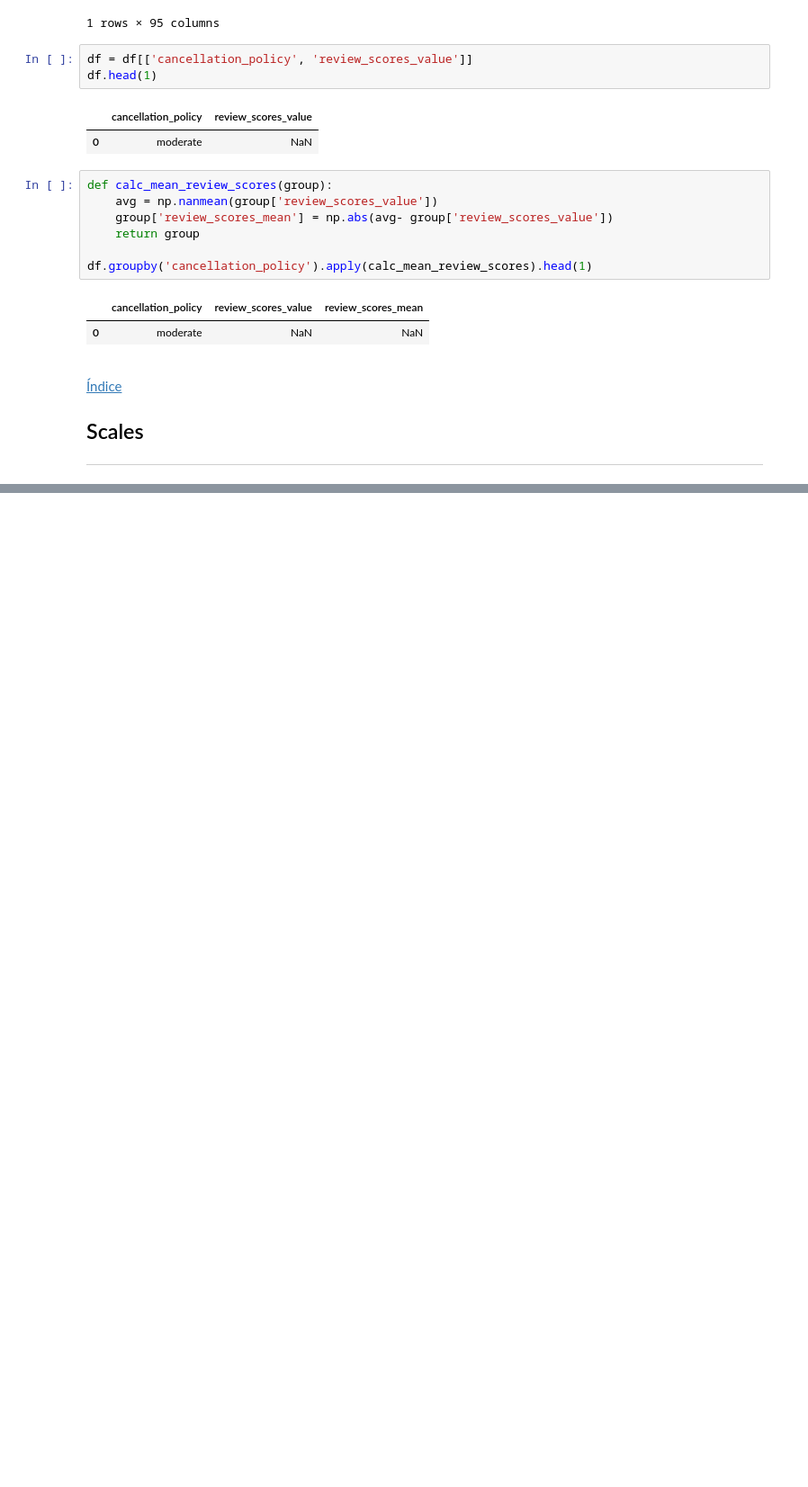
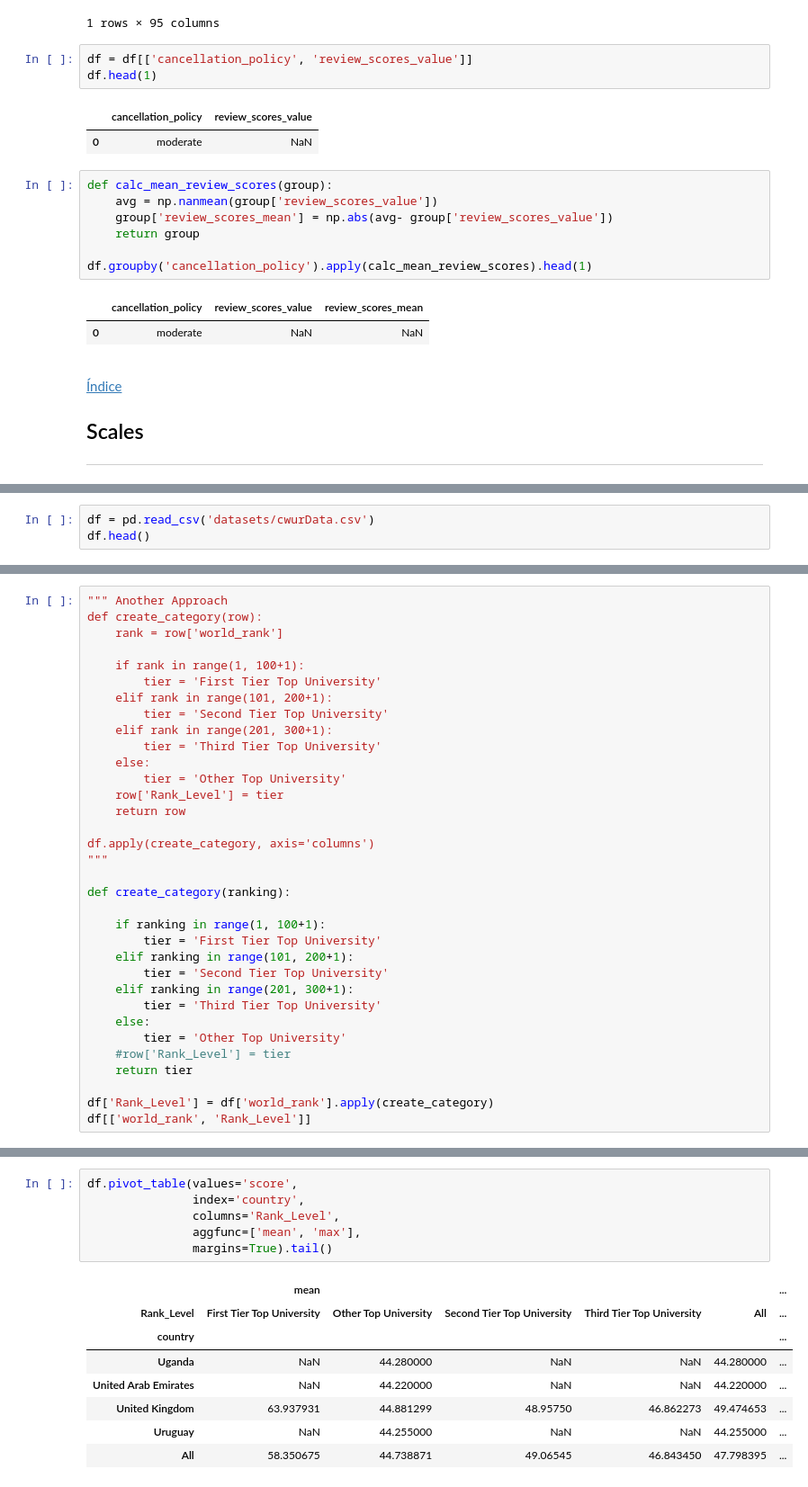
Before and after one commit to SantiGonzalezz/Applied-Data-Science-with-Python, a Jupyter notebook: 1. Introduction to Data Science in Python/Week 3/Pandas 2.ipynb, the cells around one changed output, grey strips where cells are left out. Shown at 90% size. Cells and saved outputs as stored; diff of their text form; blank space fills up the shorter version.

Commit message:
Pivot tables

```diff
--- a/1. Introduction to Data Science in Python/Week 3/Pandas 2.ipynb
+++ b/1. Introduction to Data Science in Python/Week 3/Pandas 2.ipynb
@@ -700,0 +869,3 @@ df.groupby('cancellation_policy').apply(calc_mean_review_scores).head(1)
+# %%
+df = pd.read_csv('datasets/cwurData.csv')
+df.head()
@@ -700,0 +879,34 @@ df.groupby('cancellation_policy').apply(calc_mean_review_scores).head(1)
+# %%
+""" Another Approach
+def create_category(row):
+    rank = row['world_rank']
+
+    if rank in range(1, 100+1):
+        tier = 'First Tier Top University'
+    elif rank in range(101, 200+1):
+        tier = 'Second Tier Top University'
+    elif rank in range(201, 300+1):
+        tier = 'Third Tier Top University'
+    else:
+        tier = 'Other Top University'
+    row['Rank_Level'] = tier
+    return row
+
+df.apply(create_category, axis='columns')
+"""
+
+def create_category(ranking):
+
+    if ranking in range(1, 100+1):
+        tier = 'First Tier Top University'
+    elif ranking in range(101, 200+1):
+        tier = 'Second Tier Top University'
+    elif ranking in range(201, 300+1):
+        tier = 'Third Tier Top University'
+    else:
+        tier = 'Other Top University'
+    #row['Rank_Level'] = tier
+    return tier
+
+df['Rank_Level'] = df['world_rank'].apply(create_category)
+df[['world_rank', 'Rank_Level']]
@@ -700,0 +944,15 @@ df.groupby('cancellation_policy').apply(calc_mean_review_scores).head(1)
+# %%
+df.pivot_table(values='score',
+               index='country',
+               columns='Rank_Level',
+               aggfunc=['mean', 'max'],
+               margins=True).tail()
+# %% [output]
+|  | mean |  |  |  |  | ... |
+| Rank_Level | First Tier Top University | Other Top University | Second Tier Top University | Third Tier Top University | All | ... |
+| country |  |  |  |  |  | ... |
+| Uganda | NaN | 44.280000 | NaN | NaN | 44.280000 | ... |
+| United Arab Emirates | NaN | 44.220000 | NaN | NaN | 44.220000 | ... |
+| United Kingdom | 63.937931 | 44.881299 | 48.95750 | 46.862273 | 49.474653 | ... |
+| Uruguay | NaN | 44.255000 | NaN | NaN | 44.255000 | ... |
+| All | 58.350675 | 44.738871 | 49.06545 | 46.843450 | 47.798395 | ... |
```
Also changed, not shown: parts of 34 cells of this notebook.
